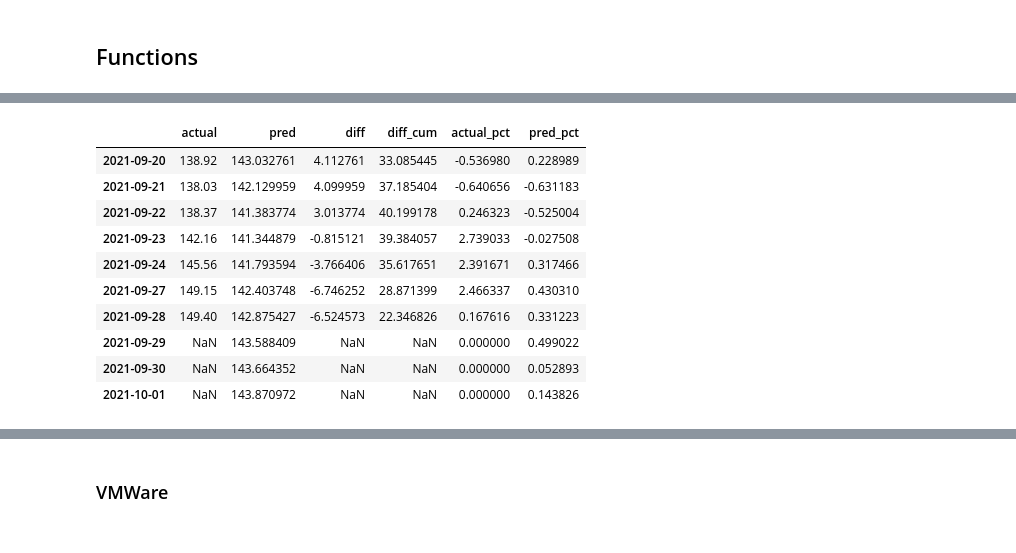
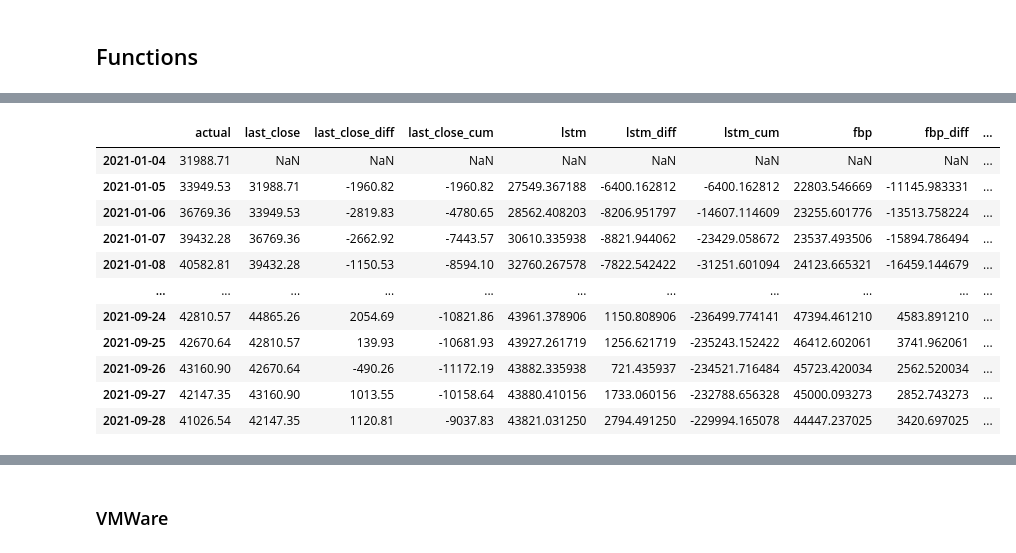
Before and after one commit to kconstable/market_predictions, a Jupyter notebook: predict_market_prices.ipynb, the cells around one changed output, grey strips where cells are left out. Drawn from its saved outputs; the diff is of its cells as text; code cells hidden in the pictures.

Commit message:
Finalised the code/comments

```diff
--- a/predict_market_prices.ipynb
+++ b/predict_market_prices.ipynb
@@ -964,68 +1003,61 @@ def plot_actual_predicted(name,df):
 # %%
-# initial hist file
-# ['SPY', 'SKYY', 'VGT', 'yield10y', 'yield30y', 'nfp', 'b-upper', 'b-middle', 'b-lower', 'rsi']
-stock = 'VMW'
-features_to_transform = ['open','high','low','close','b-upper','b-lower','b-middle','SPY','SKYY','VGT']
+# Bitcoin
+stock = 'BTC'
+features_to_transform = ['open','high','low','close','b-upper','b-lower','b-middle','SPY','BOIL']
 transform = 'log'
 n_steps = 25
 n_predict = 3
+
 config ={'Economic':
          {'TREASURY_YIELD':[
                             {'interval':'daily','maturity':'10year','name':'yield10y'},
-                            {'interval':'daily','maturity':'30year','name':'yield30y'},
+                            {'interval':'daily','maturity':'30year','name':'yield30y'}
                             ],
-          'NONFARM_PAYROLL':{'interval':'monthly','name':'nfp'}
-
           },
-         'Technical':{
-           'BBANDS':{'interval':'daily','time_period':10},
-           'RSI':{'interval':'daily','time_period':7},
-           },
-         'Commodities':['SPY','SKYY','VGT']
+         'Commodities':['SPY','BOIL']
          }
 
+# Get the features used in the final model
+df_features = pd.read_pickle(f'/content/drive/MyDrive/Colab Notebooks/data/{stock}_market_data_features.pickle')
+features = [f for f in df_features.columns if f not in ['symbol']]
 
 # get full data history
-# df_vmw = get_consolidated_stock_data(stock,key,config,'full')
-df_new = df_vmw.copy()
+# df_btc = get_consolidated_crypto_data(stock,key,config,boll_window=10,rsi_window=7)
+df_new = df_btc[features].copy()
 
 
-# get the trained model
+# get the trained lstm model
 model = keras.models.load_model(f'/content/drive/MyDrive/Colab Notebooks/models/model_{stock}_final')
 
 
-# Get the features used in the final model
-df_vmw_features = pd.read_pickle(f'/content/drive/MyDrive/Colab Notebooks/data/{stock}_market_data_features.pickle')
-features = [f for f in df_vmw_features.columns if f not in ['symbol']]
-
-
 # initial hist file
-start_date = '2021-01-01'
+start_date = '2021-01-04'
 end_date = '2021-09-28'
+weights = {'lstm':0.448420,'fbp':0.446634,'last_close':0.104946}
 df_tmp = df_new.loc[df_new.index <=start_date]
-df_hist_new =roll_predictions(df_tmp)
-df_hist_new.to_pickle(f'/content/drive/MyDrive/Colab Notebooks/data/{stock}_faster_hist.pickle')
+df_hist_new =roll_ensemble_predictions(df_tmp)
+df_hist_new.to_pickle(f'/content/drive/MyDrive/Colab Notebooks/data/{stock}_ensemble_hist.pickle')
 
 # backtest for sep 2021
-datelist = pd.date_range(start =start_date, end = end_date).tolist()
+# datelist = df_new.loc[start_date:end_date].index
+datelist = df_new.loc[end_date:start_date].index
+datelist = datelist[::-1]
 for dt in datelist:
 
   df_tmp = df_new.loc[df_new.index <=dt].copy()
   df_orig = df_tmp.copy()
 
-  print(dt," ",df_tmp.index.max())
-  print("="*60)
+  # print progress
+  if dt.day == 1:
+    print(dt)
 
   # transform
-  print("=> log transpose\n")
   transform_stationary(df_tmp,features_to_transform,transform)
 
   #prepare
-  print("=>prepare data\n")
   idx_dates, array_y, array_X = prepare_data(df_tmp,n_steps,features)
 
   # scale the input and outputs
-  print("=>scale data\n")
   scaler_X = MinMaxScaler(feature_range=(0,1))
   scaled_X = scaler_X.fit_transform(array_X)
   scaler_y = MinMaxScaler(feature_range=(0,1))
@@ -1033,20 +1065,17 @@ for dt in datelist:
 
 
   # make predictions
-  print("=>make predictions\n")
-  df_pred =make_predictions(model,scaler_y,scaled_X,n_steps,len(features),n_predict,df_tmp.index.max())
+  df_pred = make_ensemble_predictions(df_tmp,model,scaler_y,scaled_X,n_steps,len(features),n_predict,df_tmp.index.max(),weights)
 
   # get the previous df_hist data
-  print("=>get previous file\n")
-  df_hist = pd.read_pickle(f'/content/drive/MyDrive/Colab Notebooks/data/{stock}_faster_hist.pickle')
+  df_hist = pd.read_pickle(f'/content/drive/MyDrive/Colab Notebooks/data/{stock}_ensemble_hist.pickle')
 
   # update the hist file with yesterdays close price, and add the new predictions
-  print("=>roll file forward\n")
-  df_hist_new =roll_predictions(df_orig,df_pred,df_hist)
-  df_hist_new.to_pickle(f'/content/drive/MyDrive/Colab Notebooks/data/{stock}_faster_hist.pickle')
+  df_hist_new =roll_ensemble_predictions(df_orig,df_pred,df_hist)
+  df_hist_new.to_pickle(f'/content/drive/MyDrive/Colab Notebooks/data/{stock}_ensemble_hist.pickle')
 
 
 # plot
-plot_actual_predicted(stock,df_hist_new)
-df_hist_new[df_hist_new.index >='2021-09-20']
+plot_actual_ensemble(stock,df_hist_new)
+df_hist_new.loc[start_date:end_date]
 # %% [output]
@@ -1070,12 +1096,13 @@ df_hist_new[df_hist_new.index >='2021-09-20']
 [interactive output not drawn]
-|  | actual | pred | diff | diff_cum | actual_pct | pred_pct |
-| 2021-09-20 | 138.92 | 143.032761 | 4.112761 | 33.085445 | -0.536980 | 0.228989 |
-| 2021-09-21 | 138.03 | 142.129959 | 4.099959 | 37.185404 | -0.640656 | -0.631183 |
-| 2021-09-22 | 138.37 | 141.383774 | 3.013774 | 40.199178 | 0.246323 | -0.525004 |
-| 2021-09-23 | 142.16 | 141.344879 | -0.815121 | 39.384057 | 2.739033 | -0.027508 |
-| 2021-09-24 | 145.56 | 141.793594 | -3.766406 | 35.617651 | 2.391671 | 0.317466 |
-| 2021-09-27 | 149.15 | 142.403748 | -6.746252 | 28.871399 | 2.466337 | 0.430310 |
-| 2021-09-28 | 149.40 | 142.875427 | -6.524573 | 22.346826 | 0.167616 | 0.331223 |
-| 2021-09-29 | NaN | 143.588409 | NaN | NaN | 0.000000 | 0.499022 |
-| 2021-09-30 | NaN | 143.664352 | NaN | NaN | 0.000000 | 0.052893 |
-| 2021-10-01 | NaN | 143.870972 | NaN | NaN | 0.000000 | 0.143826 |
+|  | actual | last_close | last_close_diff | last_close_cum | lstm | lstm_diff | lstm_cum | fbp | fbp_diff | ... |
+| 2021-01-04 | 31988.71 | NaN | NaN | NaN | NaN | NaN | NaN | NaN | NaN | ... |
+| 2021-01-05 | 33949.53 | 31988.71 | -1960.82 | -1960.82 | 27549.367188 | -6400.162812 | -6400.162812 | 22803.546669 | -11145.983331 | ... |
+| 2021-01-06 | 36769.36 | 33949.53 | -2819.83 | -4780.65 | 28562.408203 | -8206.951797 | -14607.114609 | 23255.601776 | -13513.758224 | ... |
+| 2021-01-07 | 39432.28 | 36769.36 | -2662.92 | -7443.57 | 30610.335938 | -8821.944062 | -23429.058672 | 23537.493506 | -15894.786494 | ... |
+| 2021-01-08 | 40582.81 | 39432.28 | -1150.53 | -8594.10 | 32760.267578 | -7822.542422 | -31251.601094 | 24123.665321 | -16459.144679 | ... |
+| ... | ... | ... | ... | ... | ... | ... | ... | ... | ... | ... |
+| 2021-09-24 | 42810.57 | 44865.26 | 2054.69 | -10821.86 | 43961.378906 | 1150.808906 | -236499.774141 | 47394.461210 | 4583.891210 | ... |
+| 2021-09-25 | 42670.64 | 42810.57 | 139.93 | -10681.93 | 43927.261719 | 1256.621719 | -235243.152422 | 46412.602061 | 3741.962061 | ... |
+| 2021-09-26 | 43160.90 | 42670.64 | -490.26 | -11172.19 | 43882.335938 | 721.435937 | -234521.716484 | 45723.420034 | 2562.520034 | ... |
+| 2021-09-27 | 42147.35 | 43160.90 | 1013.55 | -10158.64 | 43880.410156 | 1733.060156 | -232788.656328 | 45000.093273 | 2852.743273 | ... |
+| 2021-09-28 | 41026.54 | 42147.35 | 1120.81 | -9037.83 | 43821.031250 | 2794.491250 | -229994.165078 | 44447.237025 | 3420.697025 | ... |
```
Also changed, not shown: parts of 38 cells of this notebook.
